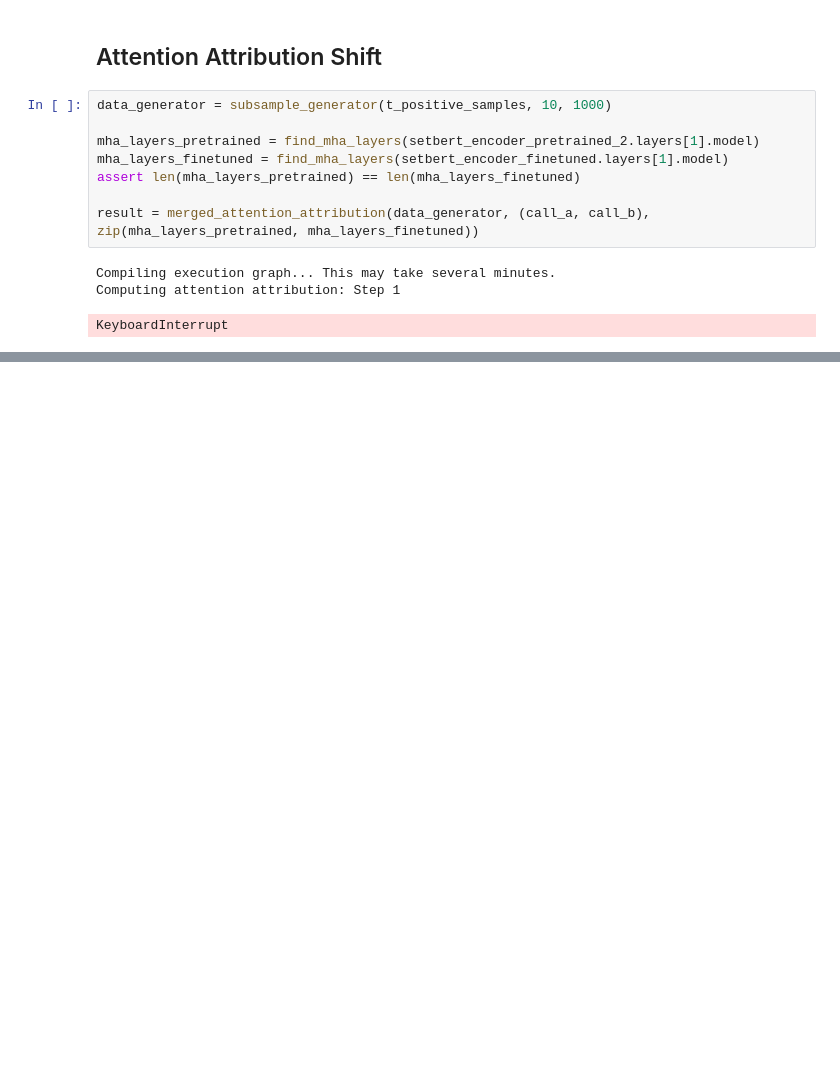
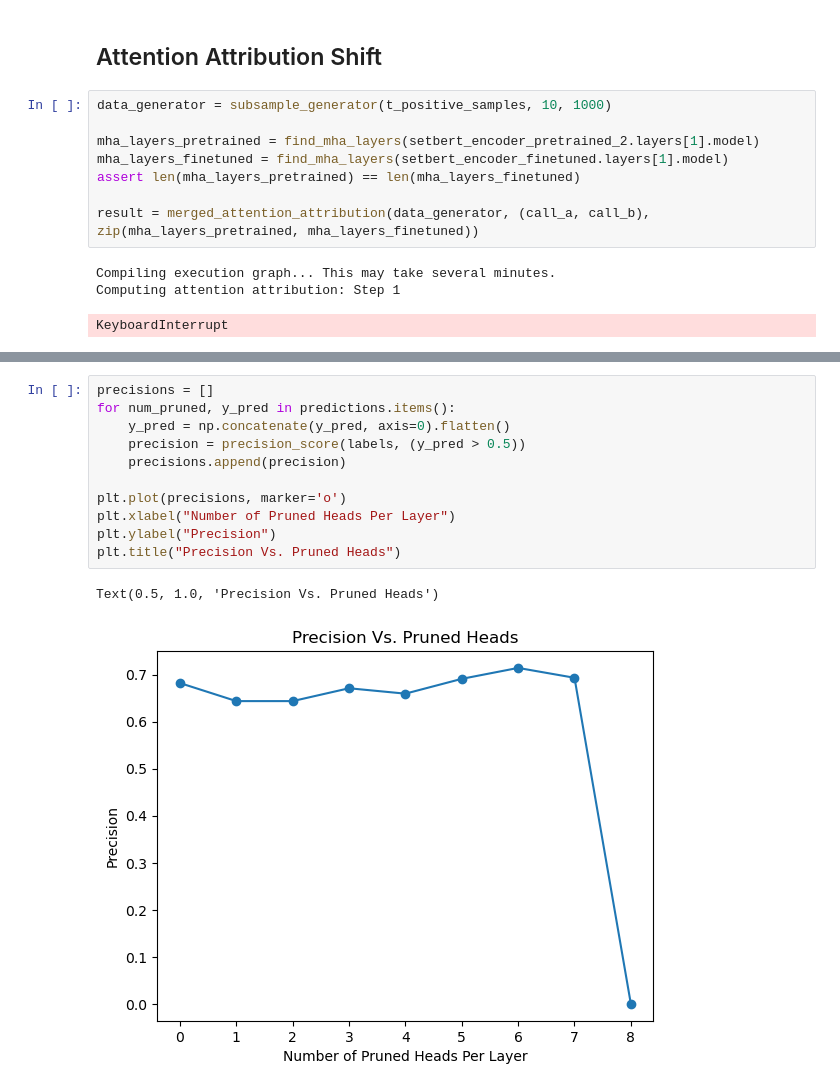
Before and after one commit to DLii-Research/setbert, a Jupyter notebook: notebooks/AlexDatasets.ipynb, the cells around one changed output, grey strips where cells are left out. Drawn from its saved outputs; the diff is of its cells as text; blank space fills up the shorter version.

```diff
--- a/notebooks/AlexDatasets.ipynb
+++ b/notebooks/AlexDatasets.ipynb
@@ -1265,0 +1658,14 @@ build_tree(result["vertices"], result["edges"], result["token_id_map"])
+# %%
+precisions = []
+for num_pruned, y_pred in predictions.items():
+    y_pred = np.concatenate(y_pred, axis=0).flatten()
+    precision = precision_score(labels, (y_pred > 0.5))
+    precisions.append(precision)
+
+plt.plot(precisions, marker='o')
+plt.xlabel("Number of Pruned Heads Per Layer")
+plt.ylabel("Precision")
+plt.title("Precision Vs. Pruned Heads")
+# %% [output]
+Text(0.5, 1.0, 'Precision Vs. Pruned Heads')
+[figure, added]
```
Also changed, not shown: parts of 58 cells of this notebook, 1 other file.
